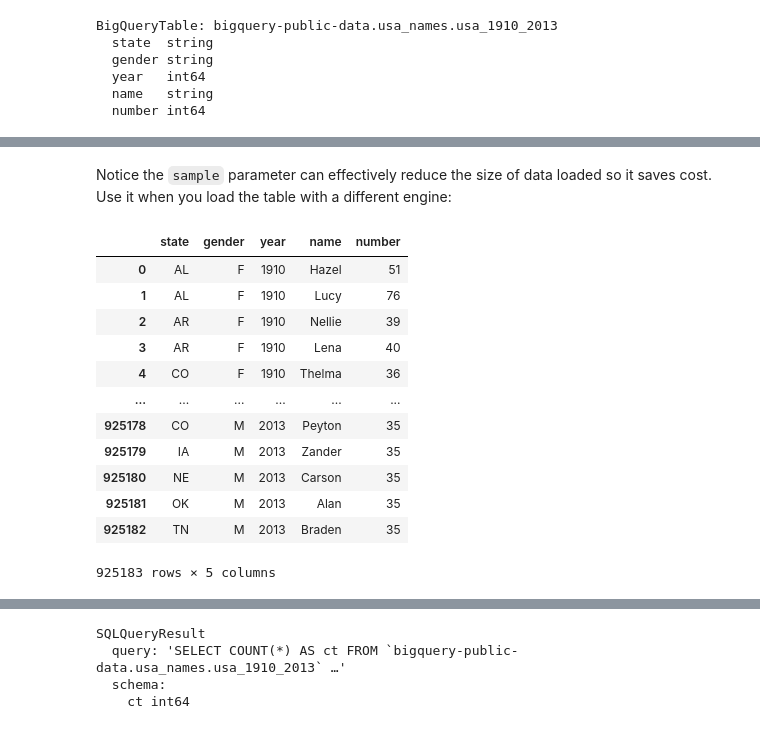
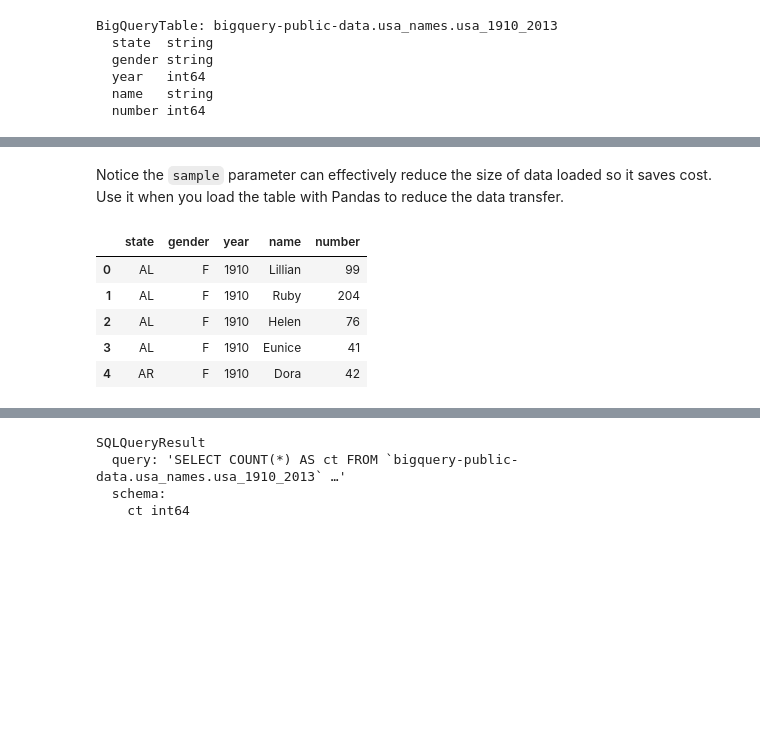
Before and after one commit to fugue-project/tutorials, a Jupyter notebook: tutorials/integrations/warehouses/bigquery.ipynb, the cells around one changed output, grey strips where cells are left out. Drawn from its saved outputs; the diff is of its cells as text; code cells hidden in the pictures; blank space fills up the shorter version.

Commit message:
Finished BigQuery page

```diff
--- a/tutorials/integrations/warehouses/bigquery.ipynb
+++ b/tutorials/integrations/warehouses/bigquery.ipynb
@@ -232,5 +233,3 @@ BigQueryTable: bigquery-public-data.usa_names.usa_1910_2013
   year   int64
   name   string
   number int64
-# %%
-fbqa.load_table("bigquery-public-data.usa_names.usa_1910_2013", as_fugue=True)  # BigQueryDataFrame
@@ -250,18 +236,13 @@ BigQueryDataFrame: state:str,gender:str,year:long,name:str,number:long
 # %% [markdown]
-Notice the `sample` parameter can effectively reduce the size of data loaded so it saves cost. Use it when you load the table with a different engine:
+Notice the `sample` parameter can effectively reduce the size of data loaded so it saves cost. Use it when you load the table with Pandas to reduce the data transfer.
 # %%
-fbqa.load_table("bigquery-public-data.usa_names.usa_1910_2013", sample=0.0001, engine="pandas")
+# Pandas DataFrame
+df = fbqa.load_table("bigquery-public-data.usa_names.usa_1910_2013", sample=0.0001, engine="pandas")
+df.head()
 # %% [output]
 |  | state | gender | year | name | number |
-| 0 | AL | F | 1910 | Hazel | 51 |
-| 1 | AL | F | 1910 | Lucy | 76 |
-| 2 | AR | F | 1910 | Nellie | 39 |
-| 3 | AR | F | 1910 | Lena | 40 |
-| 4 | CO | F | 1910 | Thelma | 36 |
-| ... | ... | ... | ... | ... | ... |
-| 925178 | CO | M | 2013 | Peyton | 35 |
-| 925179 | IA | M | 2013 | Zander | 35 |
-| 925180 | NE | M | 2013 | Carson | 35 |
-| 925181 | OK | M | 2013 | Alan | 35 |
-| 925182 | TN | M | 2013 | Braden | 35 |
+| 0 | AL | F | 1910 | Lillian | 99 |
+| 1 | AL | F | 1910 | Ruby | 204 |
+| 2 | AL | F | 1910 | Helen | 76 |
+| 3 | AL | F | 1910 | Eunice | 41 |
+| 4 | AR | F | 1910 | Dora | 42 |
-925183 rows × 5 columns
```
Also changed, not shown: parts of 18 cells of this notebook, 1 other file.
